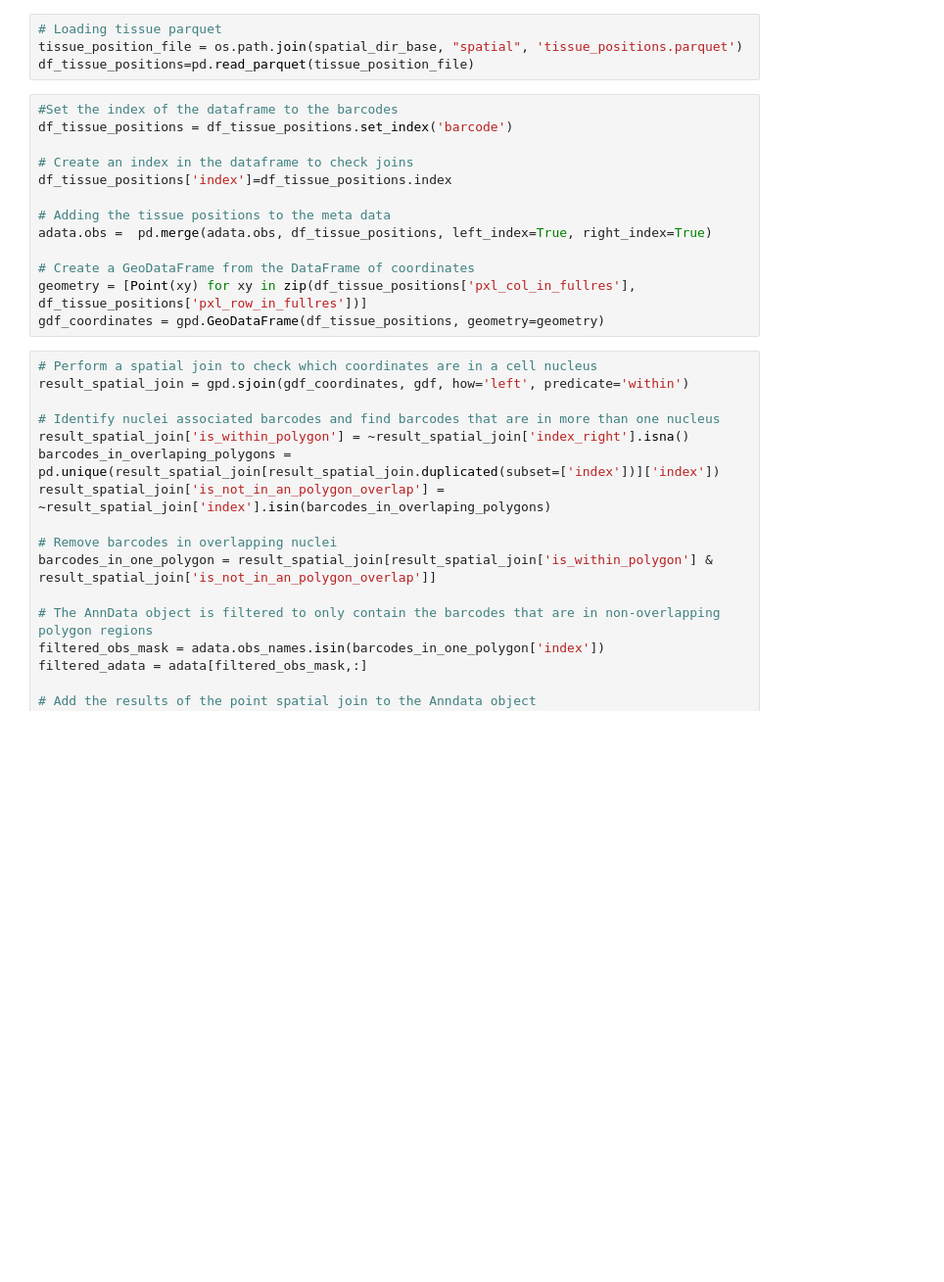
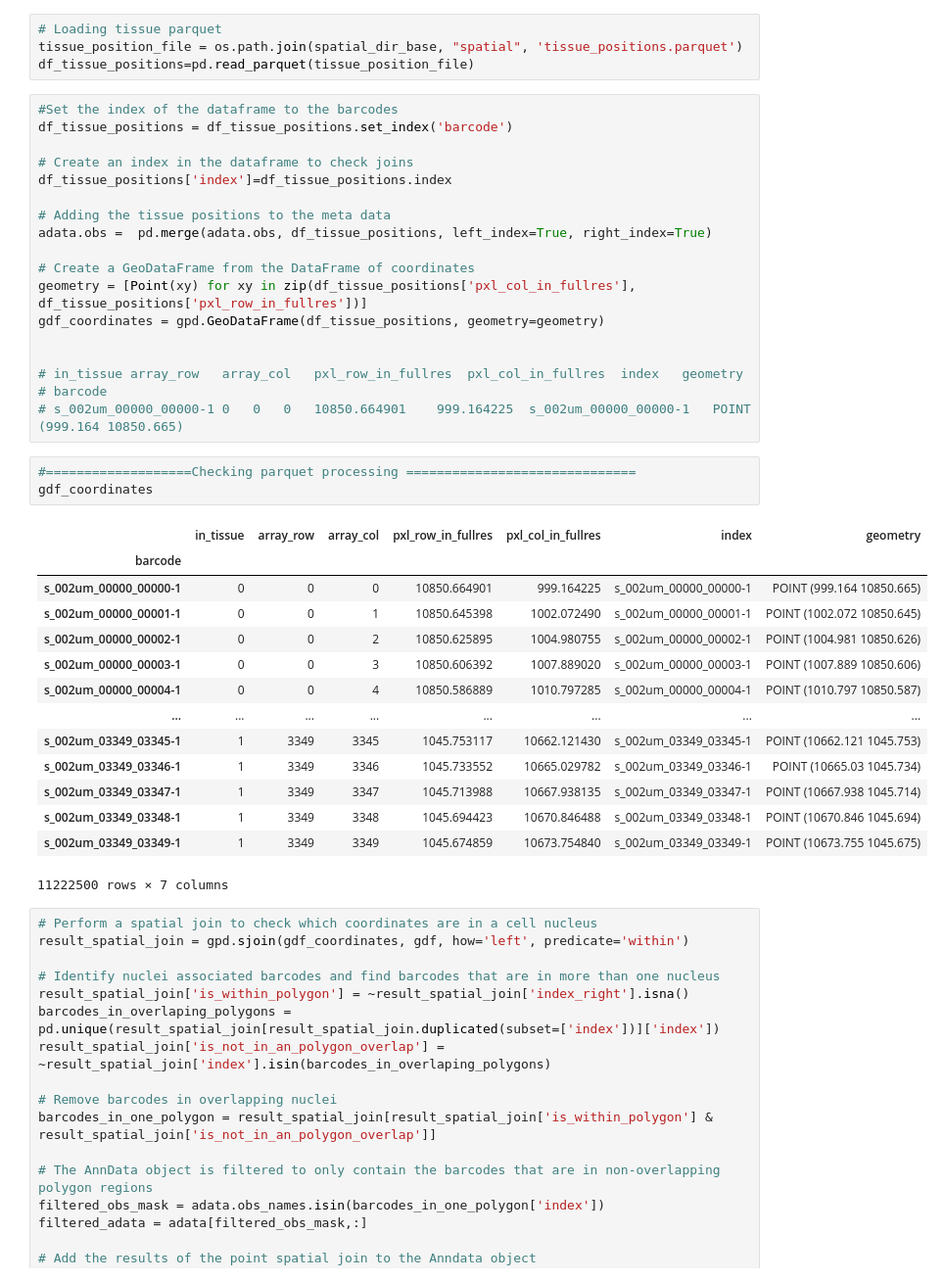
Before and after one commit to Li-Lab-COH/Spatial_Dietary_Project, a Jupyter notebook: python/cell_segmentation_test.ipynb, the cells around one changed output. Shown at 98% size. Cells and saved outputs as stored; diff of their text form; blank space fills up the shorter version.

```diff
--- a/python/cell_segmentation.ipynb
+++ b/python/cell_segmentation_test.ipynb
@@ -296,6 +286,29 @@ adata.obs =  pd.merge(adata.obs, df_tissue_positions, left_index=True, right_ind
 # Create a GeoDataFrame from the DataFrame of coordinates
 geometry = [Point(xy) for xy in zip(df_tissue_positions['pxl_col_in_fullres'], df_tissue_positions['pxl_row_in_fullres'])]
 gdf_coordinates = gpd.GeoDataFrame(df_tissue_positions, geometry=geometry)
+
+
+# in_tissue	array_row	array_col	pxl_row_in_fullres	pxl_col_in_fullres	index	geometry
+# barcode
+# s_002um_00000_00000-1	0	0	0	10850.664901	999.164225	s_002um_00000_00000-1	POINT (999.164 10850.665)
+# %%
+#===================Checking parquet processing ==============================
+gdf_coordinates
+# %% [output]
+|  | in_tissue | array_row | array_col | pxl_row_in_fullres | pxl_col_in_fullres | index | geometry |
+| barcode |  |  |  |  |  |  |  |
+| s_002um_00000_00000-1 | 0 | 0 | 0 | 10850.664901 | 999.164225 | s_002um_00000_00000-1 | POINT (999.164 10850.665) |
+| s_002um_00000_00001-1 | 0 | 0 | 1 | 10850.645398 | 1002.072490 | s_002um_00000_00001-1 | POINT (1002.072 10850.645) |
+| s_002um_00000_00002-1 | 0 | 0 | 2 | 10850.625895 | 1004.980755 | s_002um_00000_00002-1 | POINT (1004.981 10850.626) |
+| s_002um_00000_00003-1 | 0 | 0 | 3 | 10850.606392 | 1007.889020 | s_002um_00000_00003-1 | POINT (1007.889 10850.606) |
+| s_002um_00000_00004-1 | 0 | 0 | 4 | 10850.586889 | 1010.797285 | s_002um_00000_00004-1 | POINT (1010.797 10850.587) |
+| ... | ... | ... | ... | ... | ... | ... | ... |
+| s_002um_03349_03345-1 | 1 | 3349 | 3345 | 1045.753117 | 10662.121430 | s_002um_03349_03345-1 | POINT (10662.121 1045.753) |
+| s_002um_03349_03346-1 | 1 | 3349 | 3346 | 1045.733552 | 10665.029782 | s_002um_03349_03346-1 | POINT (10665.03 1045.734) |
+| s_002um_03349_03347-1 | 1 | 3349 | 3347 | 1045.713988 | 10667.938135 | s_002um_03349_03347-1 | POINT (10667.938 1045.714) |
+| s_002um_03349_03348-1 | 1 | 3349 | 3348 | 1045.694423 | 10670.846488 | s_002um_03349_03348-1 | POINT (10670.846 1045.694) |
+| s_002um_03349_03349-1 | 1 | 3349 | 3349 | 1045.674859 | 10673.754840 | s_002um_03349_03349-1 | POINT (10673.755 1045.675) |
+11222500 rows × 7 columns
 # %%
 # Perform a spatial join to check which coordinates are in a cell nucleus
 result_spatial_join = gpd.sjoin(gdf_coordinates, gdf, how='left', predicate='within')
```
Also changed, not shown: parts of 4 cells of this notebook, 13 other files.
